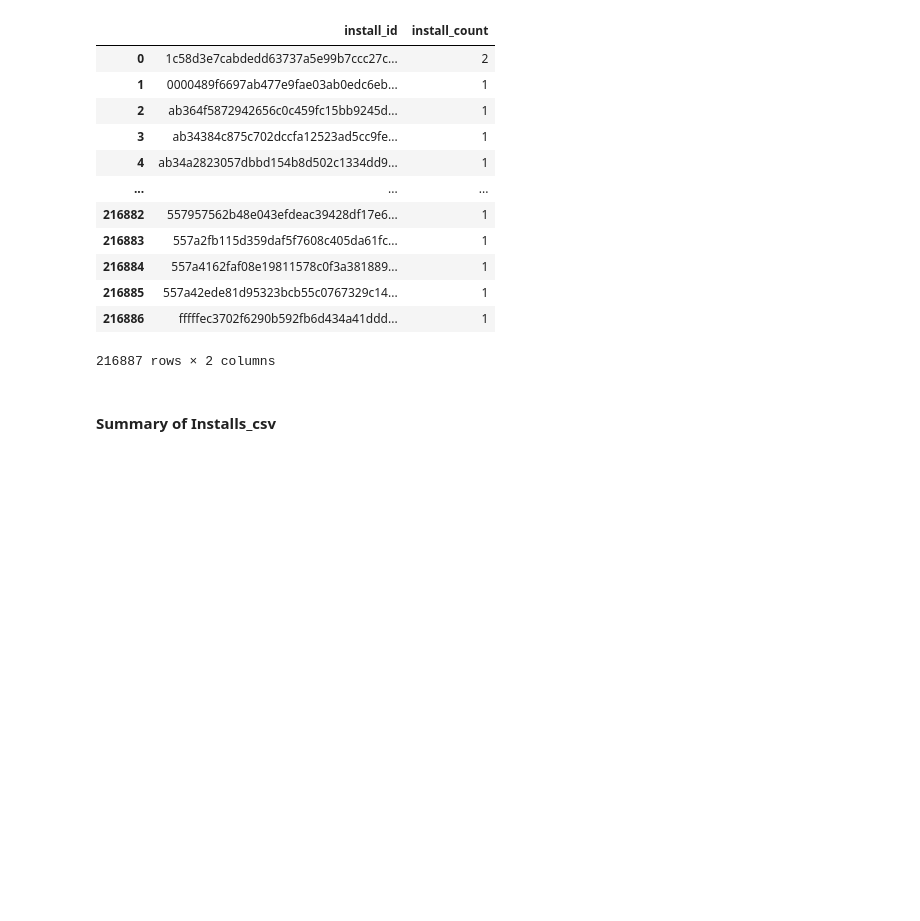
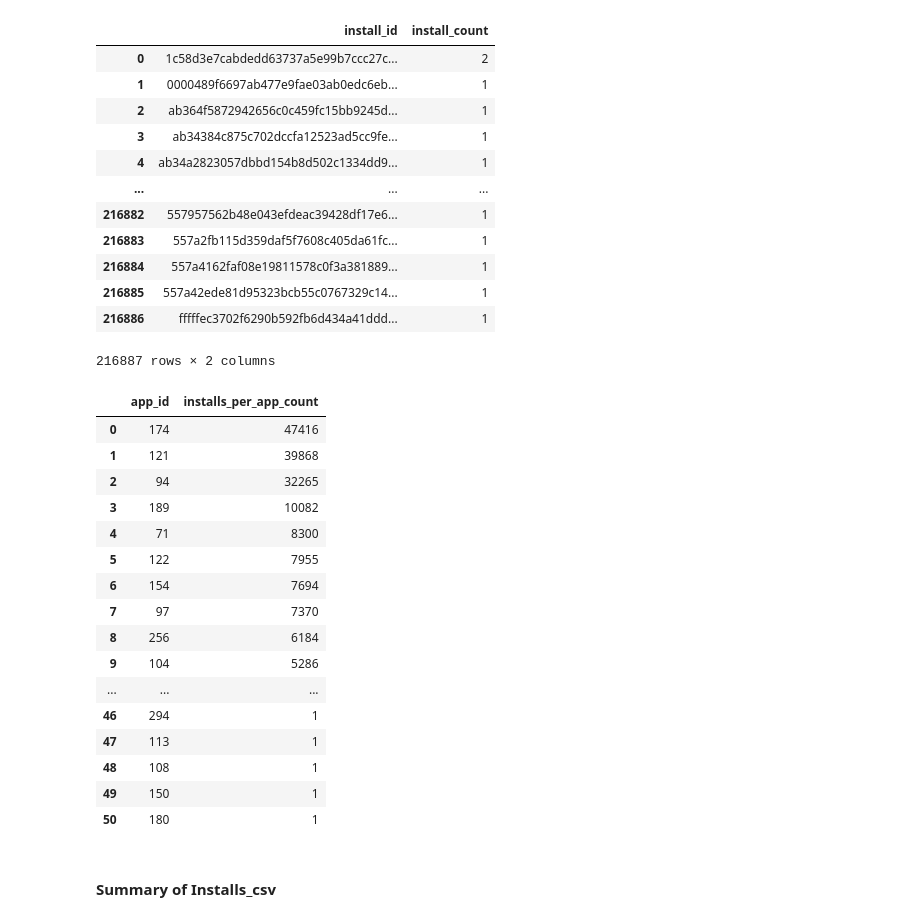
Before and after one commit to roshaan7zafar/JustDice, a Jupyter notebook: main.ipynb, the cells around one changed output. Drawn from its saved outputs; the diff is of its cells as text; code cells hidden in the pictures; blank space fills up the shorter version.

```diff
--- a/main.ipynb
+++ b/main.ipynb
@@ -121,6 +141,28 @@ installs_df.groupby(['install_id']).size().sort_values(ascending=False).reset_in
 | 216885 | 557a42ede81d95323bcb55c0767329c14... | 1 |
 | 216886 | fffffec3702f6290b592fb6d434a41ddd... | 1 |
 216887 rows × 2 columns
+# %%
+installs_df['install_id'].nunique(),installs_df['app_id'].nunique()
+install_per_app_count= installs_df.groupby(['app_id'])['install_id'].size().sort_values(ascending=False).reset_index(name='installs_per_app_count')
+install_per_app_count
+# %% [output]
+|  | app_id | installs_per_app_count |
+| 0 | 174 | 47416 |
+| 1 | 121 | 39868 |
+| 2 | 94 | 32265 |
+| 3 | 189 | 10082 |
+| 4 | 71 | 8300 |
+| 5 | 122 | 7955 |
+| 6 | 154 | 7694 |
+| 7 | 97 | 7370 |
+| 8 | 256 | 6184 |
+| 9 | 104 | 5286 |
+| ... | ... | ... |
+| 46 | 294 | 1 |
+| 47 | 113 | 1 |
+| 48 | 108 | 1 |
+| 49 | 150 | 1 |
+| 50 | 180 | 1 |
 # %% [markdown]
 #### Summary of Installs_csv
 # %% [markdown]
```
Also changed, not shown: parts of 1 cell of this notebook.
